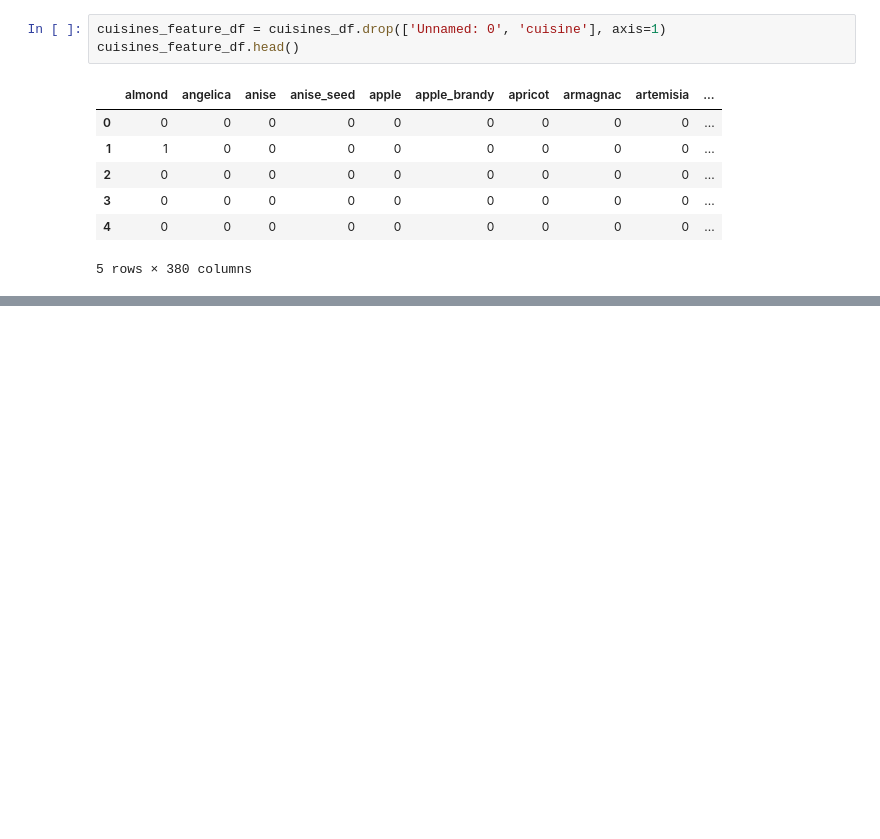
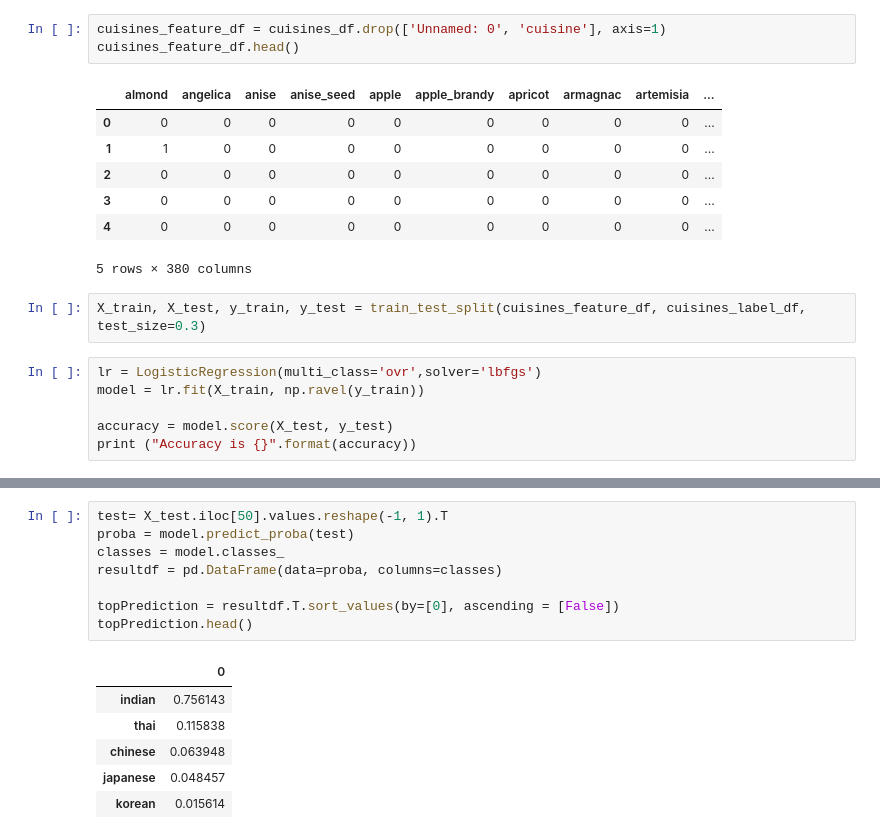
Before and after one commit to armelito60/IntroML-microsoft, a Jupyter notebook: Classification/Classifier-1/notebook.ipynb, the cells around one changed output, grey strips where cells are left out. Drawn from its saved outputs; the diff is of its cells as text; blank space fills up the shorter version.

Commit message:
apply logistic regression

```diff
--- a/Classification/Classifier-1/notebook.ipynb
+++ b/Classification/Classifier-1/notebook.ipynb
@@ -179,3 +179,11 @@ cuisines_feature_df.head()
 | 3 | 0 | 0 | 0 | 0 | 0 | 0 | 0 | 0 | 0 | ... |
 | 4 | 0 | 0 | 0 | 0 | 0 | 0 | 0 | 0 | 0 | ... |
 5 rows × 380 columns
+# %%
+X_train, X_test, y_train, y_test = train_test_split(cuisines_feature_df, cuisines_label_df, test_size=0.3)
+# %%
+lr = LogisticRegression(multi_class='ovr',solver='lbfgs')
+model = lr.fit(X_train, np.ravel(y_train))
+
+accuracy = model.score(X_test, y_test)
+print ("Accuracy is {}".format(accuracy))
@@ -181,0 +201,15 @@ cuisines_feature_df.head()
+# %%
+test= X_test.iloc[50].values.reshape(-1, 1).T
+proba = model.predict_proba(test)
+classes = model.classes_
+resultdf = pd.DataFrame(data=proba, columns=classes)
+
+topPrediction = resultdf.T.sort_values(by=[0], ascending = [False])
+topPrediction.head()
+# %% [output]
+|  | 0 |
+| indian | 0.756143 |
+| thai | 0.115838 |
+| chinese | 0.063948 |
+| japanese | 0.048457 |
+| korean | 0.015614 |
```
Also changed, not shown: parts of 3 cells of this notebook.
